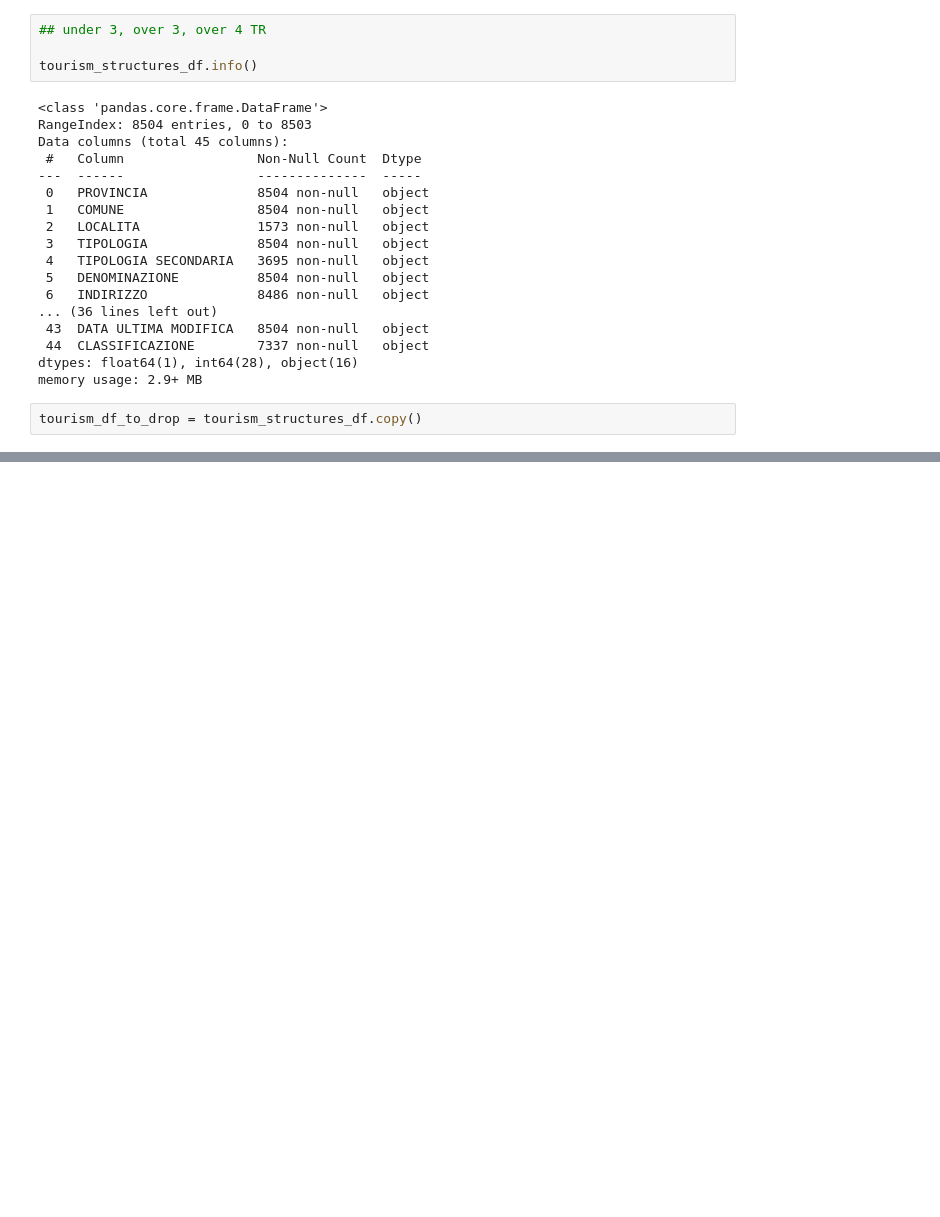
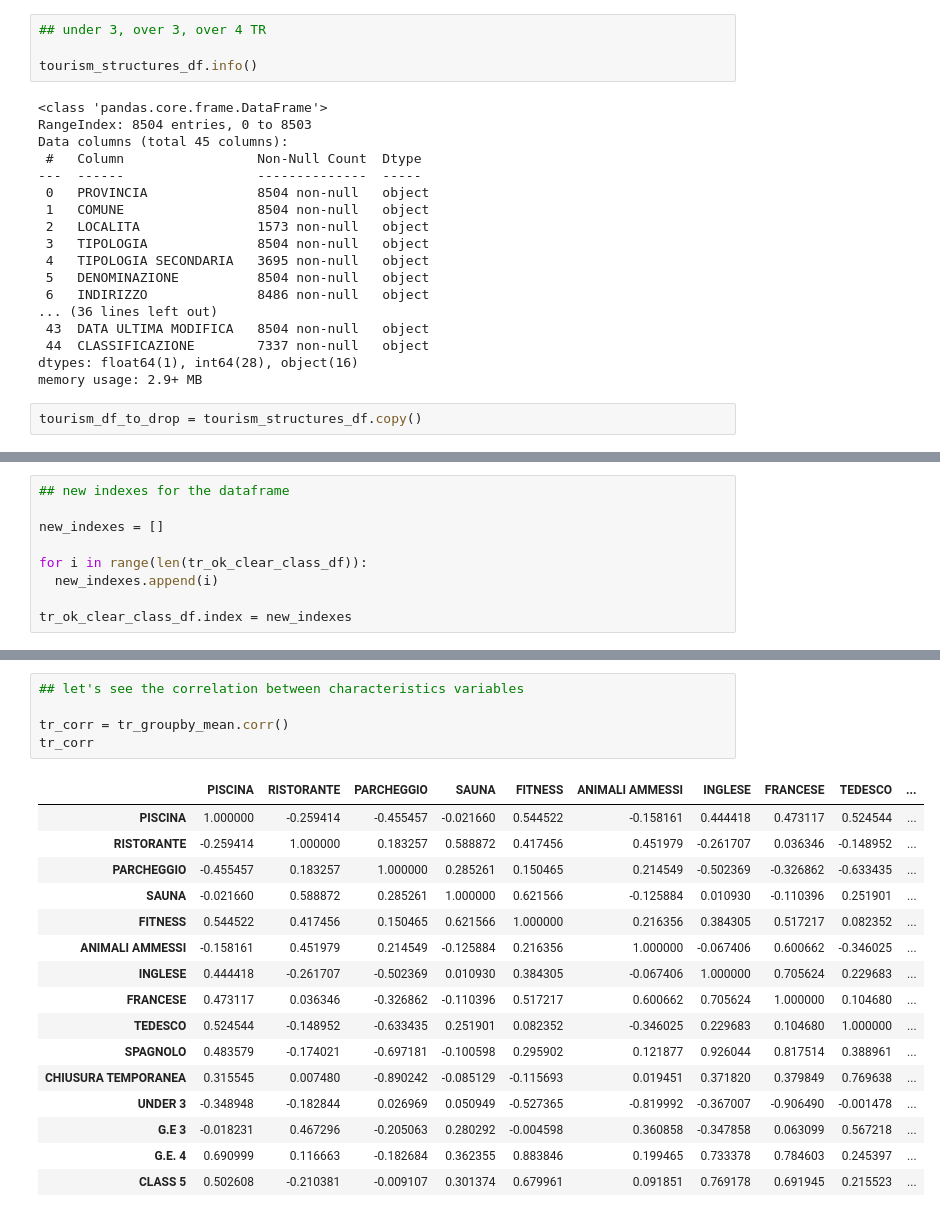
Before and after one commit to NicoloAvesani/project_Tourist_Residences_in_Veneto, a Jupyter notebook: project_on_colab.ipynb, the cells around one changed output, grey strips where cells are left out. Saved outputs shown, nothing was run; the diff lists cells and outputs as text; blank space fills up the shorter version.

```diff
--- a/project_on_colab.ipynb
+++ b/project_on_colab.ipynb
@@ -1530,0 +1555,9 @@ memory usage: 1.0+ MB
+# %%
+## new indexes for the dataframe
+
+new_indexes = []
+
+for i in range(len(tr_ok_clear_class_df)):
+  new_indexes.append(i)
+
+tr_ok_clear_class_df.index = new_indexes
@@ -1530,0 +1714,22 @@ memory usage: 1.0+ MB
+# %%
+## let's see the correlation between characteristics variables
+
+tr_corr = tr_groupby_mean.corr()
+tr_corr
+# %% [output]
+|  | PISCINA | RISTORANTE | PARCHEGGIO | SAUNA | FITNESS | ANIMALI AMMESSI | INGLESE | FRANCESE | TEDESCO | ... |
+| PISCINA | 1.000000 | -0.259414 | -0.455457 | -0.021660 | 0.544522 | -0.158161 | 0.444418 | 0.473117 | 0.524544 | ... |
+| RISTORANTE | -0.259414 | 1.000000 | 0.183257 | 0.588872 | 0.417456 | 0.451979 | -0.261707 | 0.036346 | -0.148952 | ... |
+| PARCHEGGIO | -0.455457 | 0.183257 | 1.000000 | 0.285261 | 0.150465 | 0.214549 | -0.502369 | -0.326862 | -0.633435 | ... |
+| SAUNA | -0.021660 | 0.588872 | 0.285261 | 1.000000 | 0.621566 | -0.125884 | 0.010930 | -0.110396 | 0.251901 | ... |
+| FITNESS | 0.544522 | 0.417456 | 0.150465 | 0.621566 | 1.000000 | 0.216356 | 0.384305 | 0.517217 | 0.082352 | ... |
+| ANIMALI AMMESSI | -0.158161 | 0.451979 | 0.214549 | -0.125884 | 0.216356 | 1.000000 | -0.067406 | 0.600662 | -0.346025 | ... |
+| INGLESE | 0.444418 | -0.261707 | -0.502369 | 0.010930 | 0.384305 | -0.067406 | 1.000000 | 0.705624 | 0.229683 | ... |
+| FRANCESE | 0.473117 | 0.036346 | -0.326862 | -0.110396 | 0.517217 | 0.600662 | 0.705624 | 1.000000 | 0.104680 | ... |
+| TEDESCO | 0.524544 | -0.148952 | -0.633435 | 0.251901 | 0.082352 | -0.346025 | 0.229683 | 0.104680 | 1.000000 | ... |
+| SPAGNOLO | 0.483579 | -0.174021 | -0.697181 | -0.100598 | 0.295902 | 0.121877 | 0.926044 | 0.817514 | 0.388961 | ... |
+| CHIUSURA TEMPORANEA | 0.315545 | 0.007480 | -0.890242 | -0.085129 | -0.115693 | 0.019451 | 0.371820 | 0.379849 | 0.769638 | ... |
+| UNDER 3 | -0.348948 | -0.182844 | 0.026969 | 0.050949 | -0.527365 | -0.819992 | -0.367007 | -0.906490 | -0.001478 | ... |
+| G.E 3 | -0.018231 | 0.467296 | -0.205063 | 0.280292 | -0.004598 | 0.360858 | -0.347858 | 0.063099 | 0.567218 | ... |
+| G.E. 4 | 0.690999 | 0.116663 | -0.182684 | 0.362355 | 0.883846 | 0.199465 | 0.733378 | 0.784603 | 0.245397 | ... |
+| CLASS 5 | 0.502608 | -0.210381 | -0.009107 | 0.301374 | 0.679961 | 0.091851 | 0.769178 | 0.691945 | 0.215523 | ... |
```
Also changed, not shown: parts of 23 cells of this notebook.
